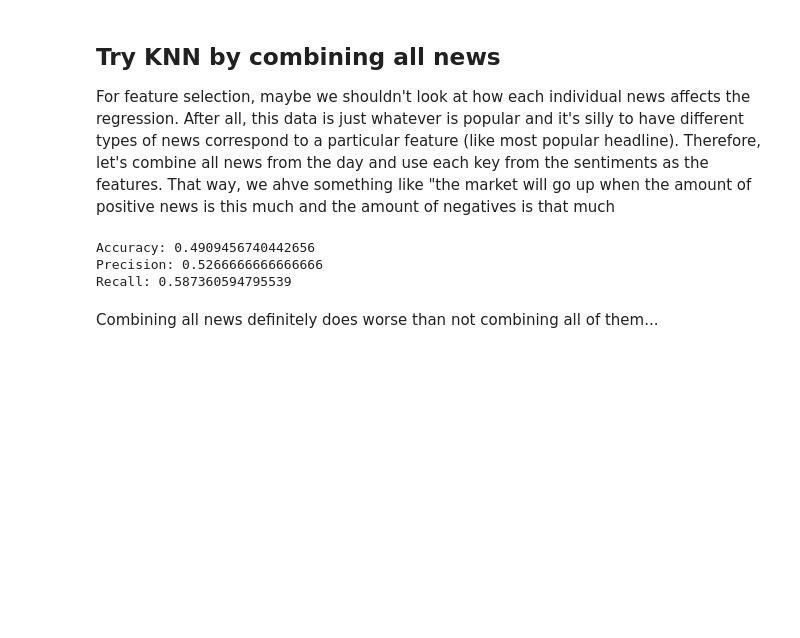
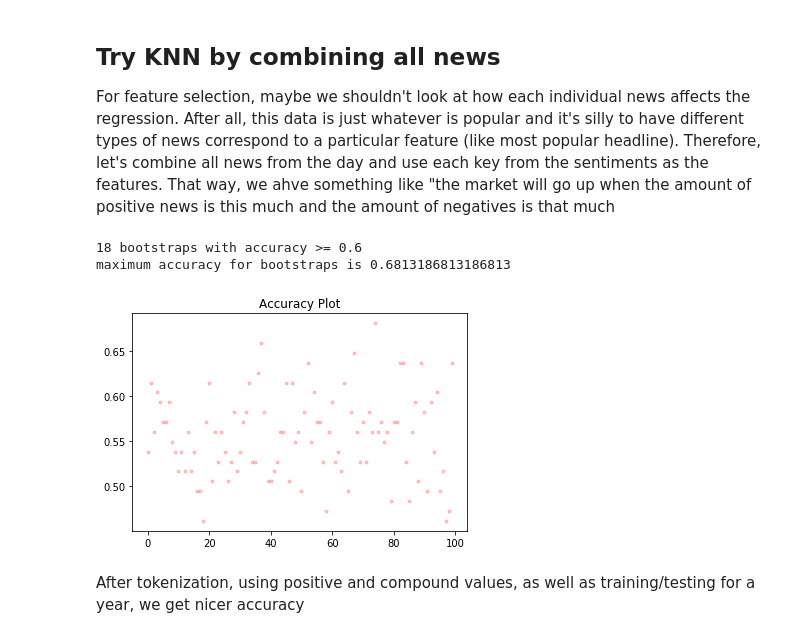
Before and after one commit to Aummul-B/News-Prediction, a Jupyter notebook: knnModel.ipynb, the cells around one changed output. Saved outputs shown, nothing was run; the diff lists cells and outputs as text; code cells hidden in the pictures; blank space fills up the shorter version.

Commit message:
Updated knnModel for better accuracy

```diff
--- a/knnModel.ipynb
+++ b/knnModel.ipynb
@@ -26,15 +27,16 @@ dfMerged   = reduce(lambda  left,right: pd.merge(left,right,on=['Date'], how='ou
 # I need another copy of the dataframe
 dfMergedTwo = dfMerged.copy(deep=True)
 # %%
-# create a function that fixes up the text
+# create a function that fixes up the text by tokenizing and stemming
 def normalize_text(txt):
     # get list of stop words
-    stop_words = nltk.corpus.stopwords.words('english')
+    stop_words  = nltk.corpus.stopwords.words('english')
+    ps          = PorterStemmer()
     # define the tokenizer function
-    wpt = nltk.WordPunctTokenizer()
+    wpt         = nltk.WordPunctTokenizer()
     # tokenize the text; remove punctuation, useless words, etc.
-    tokens = wpt.tokenize(txt)
-    txtFiltered = ' '.join([token for token in tokens if token not in stop_words])
+    tokens      = wpt.tokenize(txt)
+    txtFiltered = ' '.join([ps.stem(token) for token in tokens if token not in stop_words])
 
     return txtFiltered
 # %%
@@ -165,31 +163,49 @@ dfMergedSentiment = pd.concat([dfMergedTwo, sentimentDf], axis=1)
 # %%
 # create the dataframes for the datas
 # index the data such that the features correspond to the day before label
-newSentimentHeader = ['pos', 'neg', 'neu']
-X = dfMergedSentiment[newSentimentHeader].iloc[:-1] # let's just use a subset of features for now
-y = dfMergedSentiment['Label'].iloc[1:]
+
+# which features do we use?
+newSentimentHeader = ['pos','compound']
+
+# which dates do we use?
+xDay = 1000
+yDay = xDay + 1
+
+X = dfMergedSentiment[newSentimentHeader].iloc[xDay:xDay + daysInYear - 1] # I'm only using predictions within a year
+y = dfMergedSentiment['Label'].iloc[yDay:yDay + daysInYear - 1]
+
+accuracyValues = []
 
 # Make training set
 from sklearn.model_selection import train_test_split
-X_train,X_test,y_train,y_test=train_test_split(X, y, test_size=0.25, random_state=2)
+for i in range(100):
+    X_train,X_test,y_train,y_test=train_test_split(X, y, test_size=0.25, random_state=i)
 
-# set the model
-from sklearn.neighbors import KNeighborsClassifier
-from sklearn import metrics
+    # set the model
+    from sklearn.neighbors import KNeighborsClassifier
+    from sklearn import metrics
 
-# pick the number of neighbors... let's start with 7
-knn = KNeighborsClassifier(n_neighbors=31, weights='distance')
+    # pick the number of neighbors... let's start with 7
+    knn = KNeighborsClassifier(n_neighbors=31, weights='distance')
 
-# fit model
-knn.fit(X_train,y_train)
-y_pred = knn.predict(X_test)
+    # fit model
+    knn.fit(X_train,y_train)
+    y_pred = knn.predict(X_test)
 
-print("Accuracy:",metrics.accuracy_score(y_test, y_pred))
-print("Precision:",metrics.precision_score(y_test, y_pred))
-print("Recall:",metrics.recall_score(y_test, y_pred))
+    accuracyValues.append(metrics.accuracy_score(y_test, y_pred))
+#print("Accuracy:",metrics.accuracy_score(y_test, y_pred))
+#print("Precision:",metrics.precision_score(y_test, y_pred))
+#print("Recall:",metrics.recall_score(y_test, y_pred))
+
+fig1, ax1 = plt.subplots()
+ax1.set_title('Accuracy Plot')
+#ax1.boxplot(accuracyValues)
+ax1.plot(accuracyValues, 'r.', alpha=0.2)
+print(len([i for i in accuracyValues if i >= 0.6]), 'bootstraps with accuracy >= 0.6')
+print('maximum accuracy for bootstraps is', max(accuracyValues))
 # %% [output]
-Accuracy: 0.4909456740442656
-Precision: 0.5266666666666666
-Recall: 0.587360594795539
+18 bootstraps with accuracy >= 0.6
+maximum accuracy for bootstraps is 0.6813186813186813
+[figure, added]
-# %% [markdown]
-Combining all news definitely does worse than not combining all of them...
+# %% [markdown]
+After tokenization, using positive and compound values, as well as training/testing for a year, we get nicer accuracy
```
Also changed, not shown: parts of 4 cells of this notebook.
